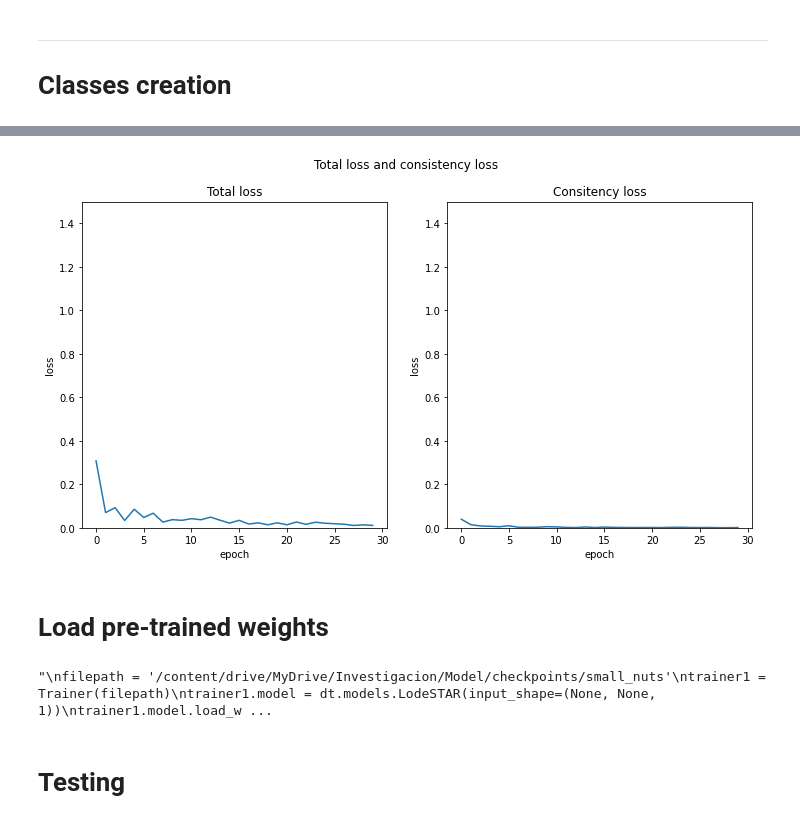
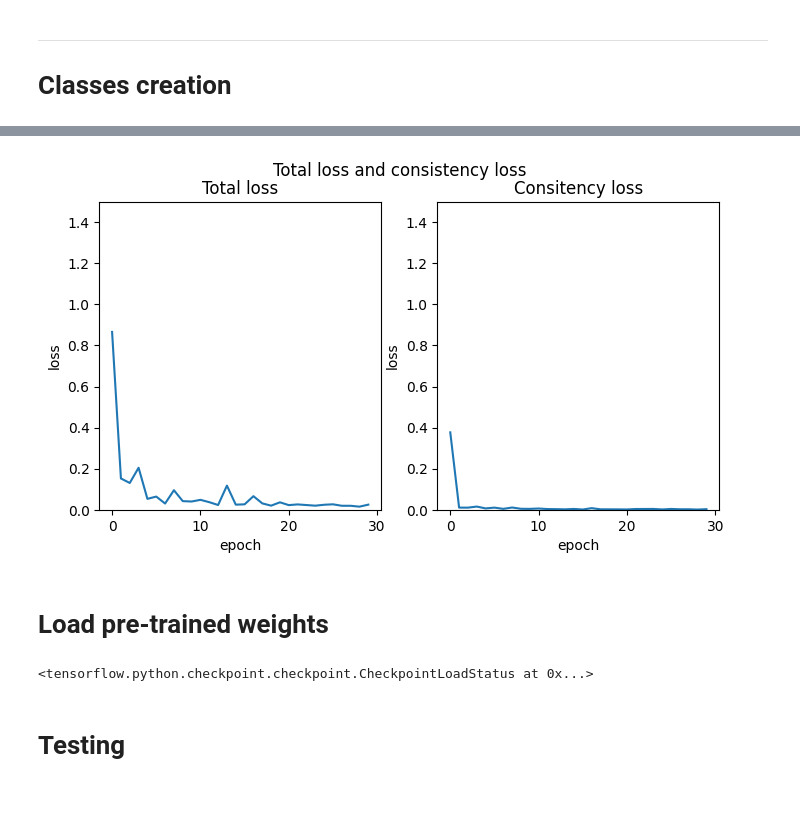
Before and after one commit to juanpb27/ssl_objects_detection, a Jupyter notebook: notebooks/3D_detection_and_counting.ipynb, the cells around one changed output, grey strips where cells are left out. Saved outputs shown, nothing was run; the diff lists cells and outputs as text; code cells hidden in the pictures; blank space fills up the shorter version.

```diff
--- a/notebooks/3D_detection_and_counting.ipynb
+++ b/notebooks/3D_detection_and_counting.ipynb
@@ -336,3 +344,3 @@ trainer1 = Trainer(filepath)
 # %%
-history1 = trainer1.fit(train_set, epochs=30)
+history = trainer.fit(train_set, epochs=30)
 # %% [output]
@@ -356,18 +364,16 @@ Epoch 30/30
-# %%
-trainer1.plot_performance(history1)
-# %% [output]
-[figure, removed]
+# %%
+trainer.plot_performance(history)
+# %% [output]
+[figure, added]
 # %% [markdown]
 # Load pre-trained weights
 # %%
-"""
-filepath = '/content/drive/MyDrive/Investigacion/Model/checkpoints/small_nuts'
-trainer1 = Trainer(filepath)
-trainer1.model = dt.models.LodeSTAR(input_shape=(None, None, 1))
-trainer1.model.load_weights(filepath)
-"""
+filepath = '/content/drive/MyDrive/Investigacion/Model/checkpoints/final_nuts'
+trainer = Trainer(filepath)
+trainer.model = dt.models.LodeSTAR(input_shape=(None, None, 1))
+trainer.model.load_weights(filepath)
 # %% [output]
-"\nfilepath = '/content/drive/MyDrive/Investigacion/Model/checkpoints/small_nuts'\ntrainer1 = Trainer(filepath)\ntrainer1.model = dt.models.LodeSTAR(input_shape=(None, None, 1))\ntrainer1.model.load_w ...
+<tensorflow.python.checkpoint.checkpoint.CheckpointLoadStatus at 0x...>
 # %% [markdown]
 # Testing
 # %%
```
Also changed, not shown: parts of 14 cells of this notebook, 4 other files.
